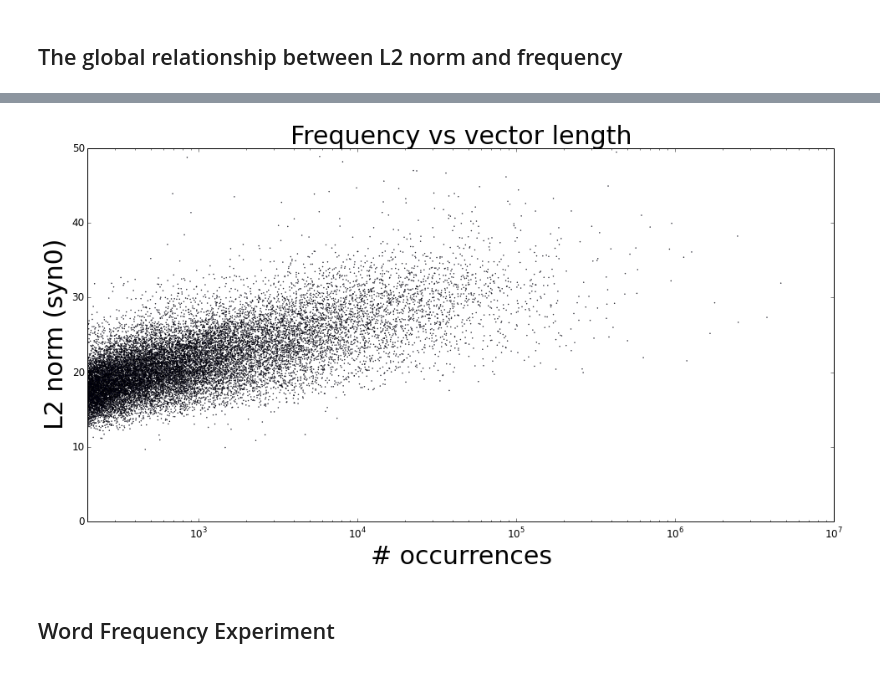
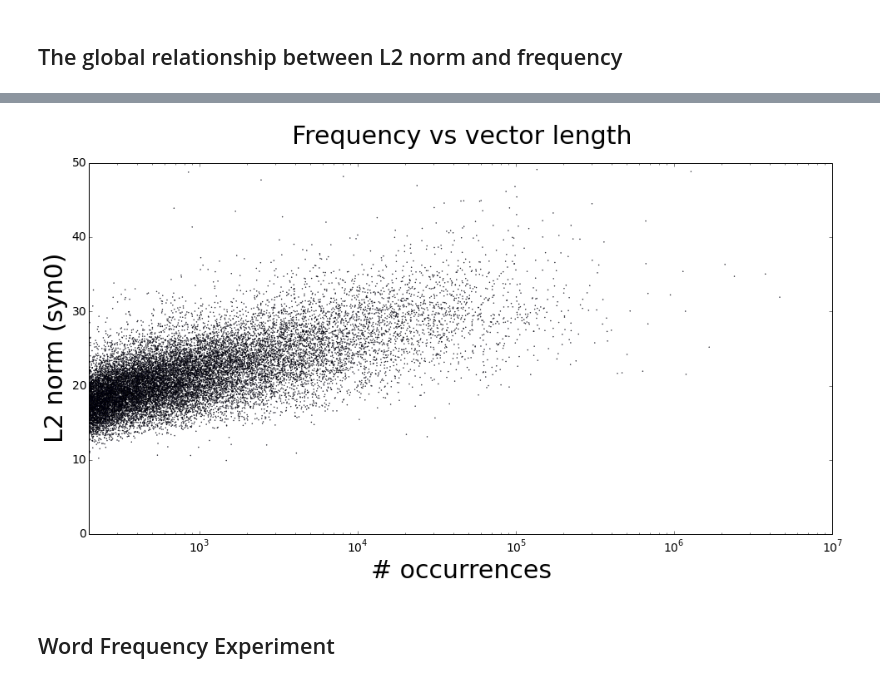
Before and after one commit to benjaminwilson/word2vec-norm-experiments, a Jupyter notebook: analysis.ipynb, the cells around one changed output, grey strips where cells are left out. Cells and saved outputs as stored; diff of their text form; code cells hidden in the pictures.

```diff
--- a/analysis.ipynb
+++ b/analysis.ipynb
@@ -12,7 +12,7 @@ filenames = dict()
 execfile('filenames.sh', filenames)
 
 %matplotlib inline
-matplotlib.rcParams.update({'font.size': 12})
+matplotlib.rcParams.update({'font.size': 14})
 # %%
 def read_words(filename):
     with file(filename) as f:
@@ -78,18 +80,18 @@ plt.savefig('frequency-norm-graph.eps')
 # %%
 # scatter plot of syn0 norm vs frequency for a sample of ordinary (non-experiment-) words
 fig = plt.figure(figsize=(16, 8))
 non_experiment_words = [word for word in stats.index if word != word.upper()]
 sample = stats.loc[random.sample(non_experiment_words, 20000)]
 plt.scatter(sample.occurrences, sample.L2_norm_syn0, s=0.2)
 plt.xscale('log')
 plt.ylim(0, 50)
 plt.xlim(200, 10 ** 7)
-plt.title('Frequency vs vector length').set_fontsize(30)
+plt.title('Frequency vs vector length', y=1.04).set_fontsize(30)
 plt.xlabel('# occurrences').set_fontsize(30)
 plt.ylabel('L2 norm (syn0)').set_fontsize(30)
 plt.savefig('frequency-norm-scatterplot.eps')
 # %% [output]
-[figure, old version]
+[figure, new version]
 # %%
 def set_num_plots(num_plots):
     colormap = plt.cm.gist_ncar
```
Also changed, not shown: parts of 15 cells of this notebook, 2 other files.
